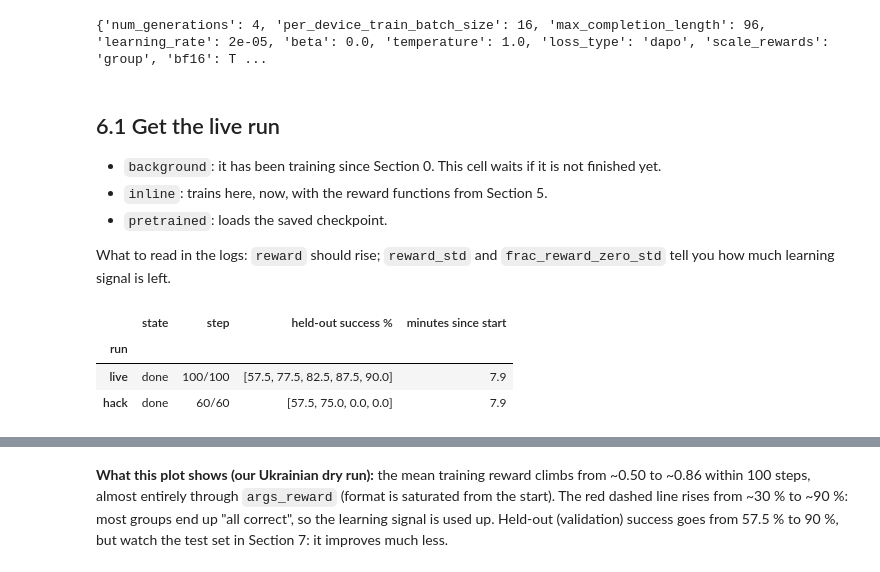
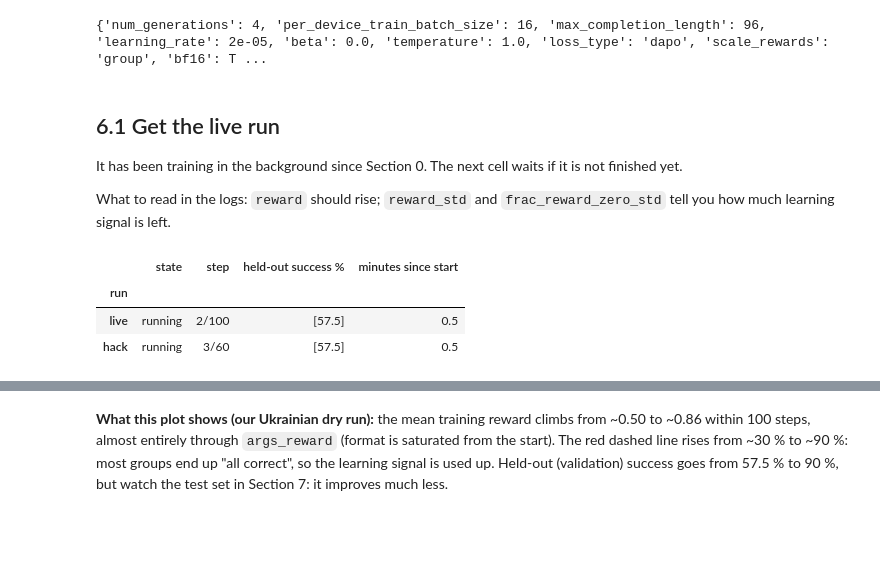
Before and after one commit to Mudryi/grpo-farm-agent-workshop, a Jupyter notebook: workshop_uk.ipynb, the cells around one changed output, grey strips where cells are left out. Saved outputs shown, nothing was run; the diff lists cells and outputs as text; code cells hidden in the pictures; blank space fills up the shorter version.

```diff
--- a/workshop_uk.ipynb
+++ b/workshop_uk.ipynb
@@ -32,8 +30,6 @@ The model is trained and evaluated on Ukrainian requests. All outputs and metric
 # %%
 %load_ext autoreload
 %autoreload 2
-
-LANG = "uk"   # language of the dataset requests: "en" or "uk"
 
 import json, time, os
 import torch, pandas as pd
@@ -41,7 +37,9 @@ import matplotlib.pyplot as plt
 pd.set_option("display.max_colwidth", 120)
 
 from farm_grpo.config import get_config
-cfg = get_config(lang=LANG)   # lang="uk" -> data/uk/ and outputs/uk/ (separate from English)
+cfg = get_config()
+LIVE_STEPS = cfg.live_max_steps
+LIVE_DIR, HACK_DIR = cfg.live_run_dir, cfg.output_dir / "hack_many_args"
 
 print("torch", torch.__version__, "| CUDA:", torch.cuda.is_available(),
       "|", torch.cuda.get_device_name(0) if torch.cuda.is_available() else "CPU")
@@ -65,16 +63,3 @@ torch 2.14.1+cu130 | CUDA: True | NVIDIA GeForce RTX 3090
 | eval_max_new_tokens | 128 |
 | data_dir | /home/mudryi/phd_projects/grpo-fa... |
 | output_dir | /home/mudryi/phd_projects/grpo-fa... |
-# %%
-# ---- Training mode ------------------------------------------------------------------------
-TRAINING_MODE = "background"   # "background": start both GRPO runs NOW, they train while we work through Sections 1-5
-                               # "inline":     train inside the Section 6 / 8 cells (blocks the notebook)
-                               # "pretrained": no training at all, load the saved checkpoints
-LIVE_STEPS, HACK_STEPS = cfg.live_max_steps, 60
-
-CKPT = cfg.data_dir / "checkpoints"   # saved checkpoints from a dry run (never overwritten)
-if TRAINING_MODE == "pretrained" and CKPT.exists():
-    LIVE_DIR, HACK_DIR = CKPT / "live_run", CKPT / "hack_many_args"
-else:
-    LIVE_DIR, HACK_DIR = cfg.live_run_dir, cfg.output_dir / "hack_many_args"
-print(LANG, "|", TRAINING_MODE, "| live:", LIVE_DIR, "| hack:", HACK_DIR)
@@ -535,26 +534,17 @@ print({k: getattr(g, k) for k in ["num_generations", "per_device_train_batch_siz
 # %% [markdown]
 ## 6.1 Get the live run
 
-* `background`: it has been training since Section 0. This cell waits if it is not finished yet.
-* `inline`: trains here, now, with the reward functions from Section 5.
-* `pretrained`: loads the saved checkpoint.
+It has been training in the background since Section 0. The next cell waits if it is not finished yet.
 
 What to read in the logs: `reward` should rise; `reward_std` and `frac_reward_zero_std` tell you how much learning signal is left.
 # %%
-if TRAINING_MODE == "background":
-    display(status(lang=LANG))
-    wait_for(["live"], lang=LANG)
-elif TRAINING_MODE == "inline":
-    trainer, timer = train_grpo(cfg, train_ds, reward_funcs, LIVE_DIR, max_steps=LIVE_STEPS,
-                                heldout_records=records["val"], heldout_every=max(LIVE_STEPS // 4, 1))
-    print(timer.summary())
-    del trainer; torch.cuda.empty_cache()
+display(status())
+wait_for(["live"])
 
 live_log = json.loads((LIVE_DIR / "log_history.json").read_text())
 live_heldout = json.loads((LIVE_DIR / "heldout_history.json").read_text())
-print("timing:", json.loads((LIVE_DIR / "timing.json").read_text()))
 # %% [output]
 |  | state | step | held-out success % | minutes since start |
 | run |  |  |  |  |
-| live | done | 100/100 | [57.5, 77.5, 82.5, 87.5, 90.0] | 7.9 |
-| hack | done | 60/60 | [57.5, 75.0, 0.0, 0.0] | 7.9 |
+| live | running | 2/100 | [57.5] | 0.5 |
+| hack | running | 3/60 | [57.5] | 0.5 |
```
Also changed, not shown: parts of 31 cells of this notebook, 48 other files.
